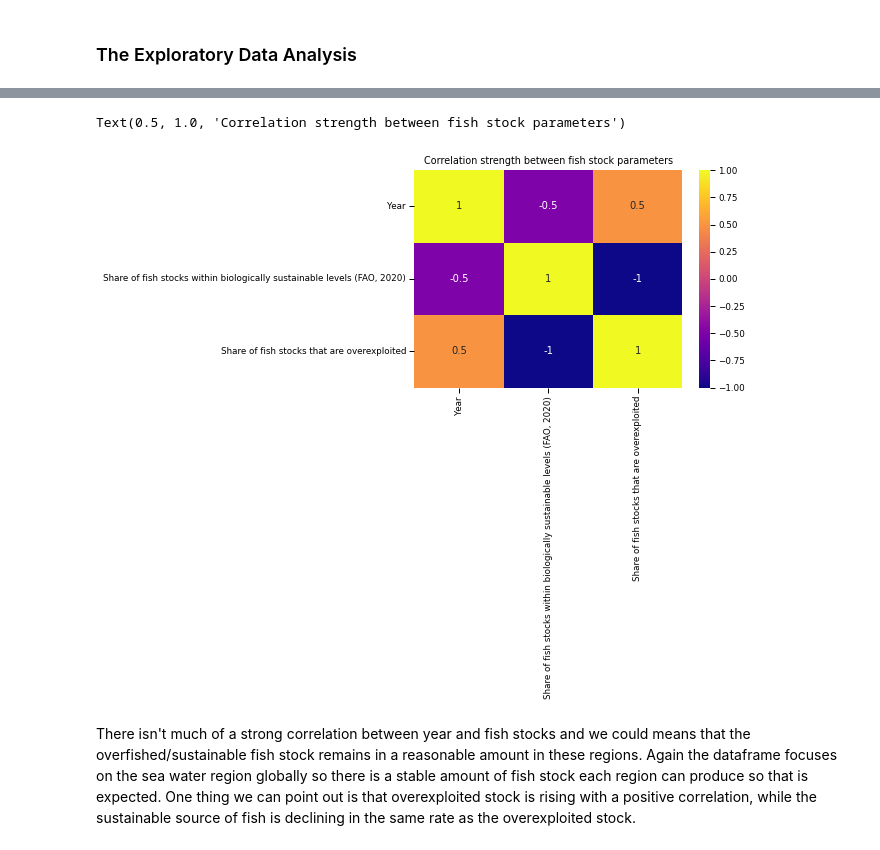
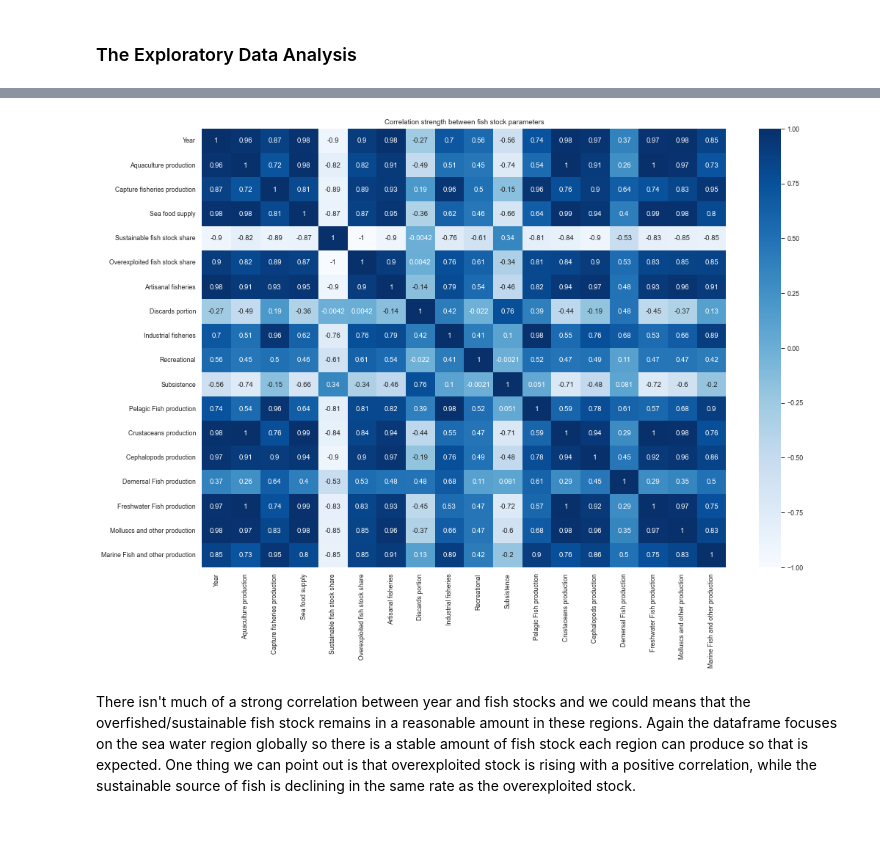
Before and after one commit to ubco-W2022T1-cosc301/project-group34, a Jupyter notebook: notebooks/nick.ipynb, the cells around one changed output, grey strips where cells are left out. Saved outputs shown, nothing was run; the diff lists cells and outputs as text; code cells hidden in the pictures.

```diff
--- a/notebooks/nick.ipynb
+++ b/notebooks/nick.ipynb
@@ -55 +56,5 @@ df = pd.read_csv("https://raw.githubusercontent.com/ubco-W2022T1-cosc301/project
+# %%
+# Read combined file
+df = file = ('../data/processed/combined_nick.csv')
+df = pd.read_csv(file, sep=',')
 # %% [markdown]
@@ -122,0 +144,3 @@ I'm interested on the fish stock comparison between the overexploited stock and
+# %%
+df_filtered = df.dropna(axis=0)
+df_filtered
@@ -122,0 +178,12 @@ I'm interested on the fish stock comparison between the overexploited stock and
+# %%
+# Renaming the columns as many title are too complicated to read.
+
+df = df_filtered.rename(columns={'Aquaculture production (metric tons)': 'Aquaculture production', 'Capture fisheries production (metric tons)': 'Capture fisheries production'})
+df = df.rename(columns={'Fish, Seafood- Food supply quantity (kg/capita/yr) (FAO, 2020)': 'Sea food supply', 'Share of fish stocks within biologically sustainable levels (FAO, 2020)': 'Sustainable fish stock share'})
+df = df.rename(columns={'Share of fish stocks that are overexploited': 'Overexploited fish stock share', 'Artisanal (small-scale commercial)': 'Artisanal fisheries'})
+df = df.rename(columns={'Discards': 'Discards portion', 'Commodity Balances - Livestock and Fish Primary Equivalent - Pelagic Fish - 2763 - Production - 5510 - tonnes': 'Pelagic Fish production'})
+df = df.rename(columns={'Commodity Balances - Livestock and Fish Primary Equivalent - Crustaceans - 2765 - Production - 5510 - tonnes': 'Crustaceans production', 'Commodity Balances - Livestock and Fish Primary Equivalent - Cephalopods - 2766 - Production - 5510 - tonnes': 'Cephalopods production'})
+df = df.rename(columns={'Commodity Balances - Livestock and Fish Primary Equivalent - Demersal Fish - 2762 - Production - 5510 - tonnes': 'Demersal Fish production', 'Commodity Balances - Livestock and Fish Primary Equivalent - Freshwater Fish - 2761 - Production - 5510 - tonnes': 'Freshwater Fish production'})
+df = df.rename(columns={'Commodity Balances - Livestock and Fish Primary Equivalent - Molluscs, Other - 2767 - Production - 5510 - tonnes': 'Molluscs and other production', 'Commodity Balances - Livestock and Fish Primary Equivalent - Marine Fish, Other - 2764 - Production - 5510 - tonnes': 'Marine Fish and other production'})
+df = df.rename(columns={'Industrial (large-scale commercial)':'Industrial fisheries'})
+df
@@ -123,2 +209,6 @@ I'm interested on the fish stock comparison between the overexploited stock and
 # %% [markdown]
 ### The Exploratory Data Analysis
+# %%
+#Sort the data by year to make it easier to read
+df = df.sort_values(by=['Year'])
+df
@@ -125,12 +234,13 @@ I'm interested on the fish stock comparison between the overexploited stock and
 # %%
 #Plotting a heatmap to see our correlation strength between our variables
+
 dfc = df.copy()
 dfm = df.corr()
 sns.set_context("paper", rc={"axes.labelsize":5})
-sns.heatmap(dfm, annot=True, cmap='plasma')
+sns.heatmap(dfm, annot=True, cmap='Blues')
 plt.title("Correlation strength between fish stock parameters")
+sns.set(rc={'figure.figsize':(16,11)})
 # %% [output]
-Text(0.5, 1.0, 'Correlation strength between fish stock parameters')
-[figure, old version]
+[figure, new version]
 # %% [markdown]
 There isn't much of a strong correlation between year and fish stocks and we could means that the overfished/sustainable fish stock remains in a reasonable amount in these regions. Again the dataframe focuses on the sea water region globally so there is a stable amount of fish stock each region can produce so that is expected. One thing we can point out is that overexploited stock is rising with a positive correlation, while the sustainable source of fish is declining in the same rate as the overexploited stock.
```
Also changed, not shown: parts of 65 cells of this notebook, 4 other files.
